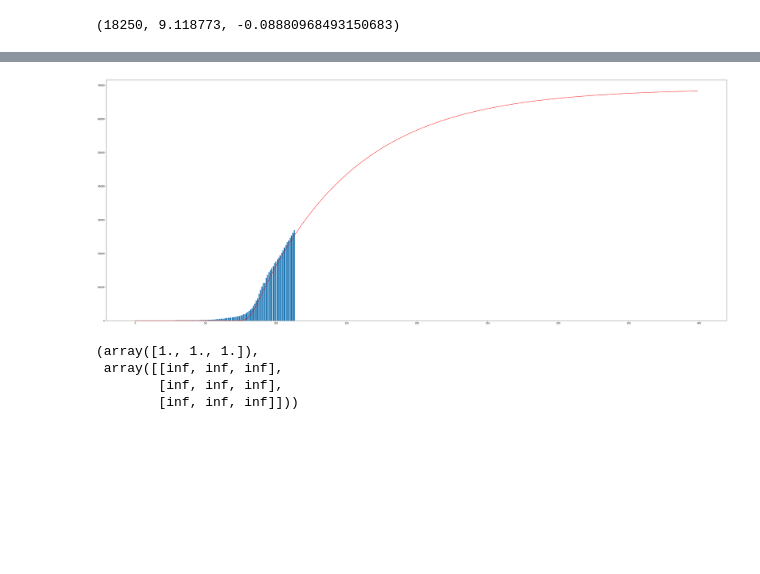
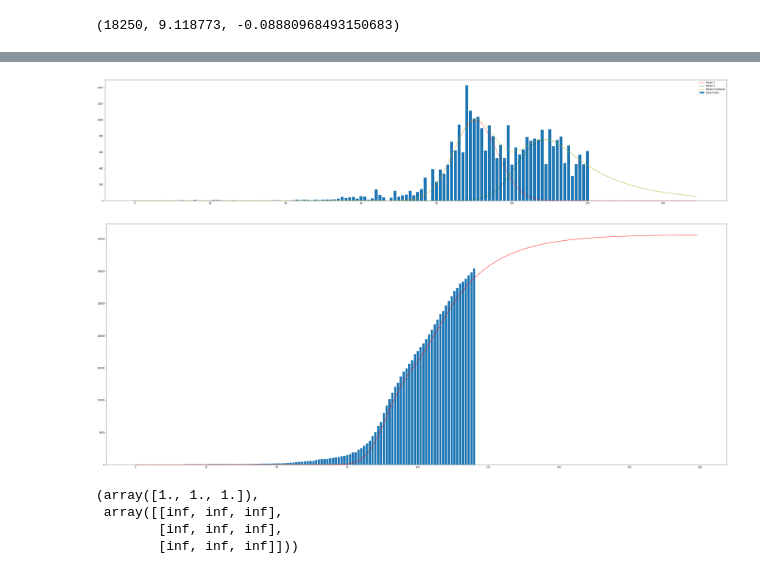
Before and after one commit to pandaxfly/covid_19_singapore, a Jupyter notebook: covid-19.ipynb, the cells around one changed output, grey strips where cells are left out. Cells and saved outputs as stored; diff of their text form; code cells hidden in the pictures; blank space fills up the shorter version.

```diff
--- a/covid-19.ipynb
+++ b/covid-19.ipynb
@@ -229,11 +196,33 @@ array([9.04134558e-104, 3.10507821e-101, 9.90293963e-099, ...,
+# %%
+poptGrowthRateTwoMod[0]
+
+def popGrowthRateModel(x, loc1, scale1, K1, d1):
+    return d1 * exponnorm.pdf(x, K1, loc1, scale1)
+
+estimationRage = range(0,150)
+plt.figure(figsize=(50,10))
+
+plt.plot(estimationRage, popGrowthRateModel(estimationRage, *poptGrowthRateTwoModAvg[0:4]),
+         '--r', label='Model 1')
+plt.plot(estimationRage, popGrowthRateModel(estimationRage, *poptGrowthRateTwoModAvg[4:]),
+         '--g', label='Model 2')
+plt.plot(estimationRage, popGrowthRateTwoModel(estimationRage, *poptGrowthRateTwoModAvg),
+         '--y', label='Model Combined')
+plt.bar(estimationRage, np.pad(covid19SG['new_cases'].values,
+                               (0, len(estimationRage)-covid19SG['total_cases'].size), 'constant'),
+       label='Daily Cases')
+plt.legend();
+# %% [output]
+[figure, added]
 # %%
-estimationRage = range(0,400)
+estimationRage = range(0,200)
 plt.figure(figsize=(50,20))
-plt.plot(estimationRage, populationGrowthRateModel(estimationRage, *poptRate).cumsum(), 'r-')
-plt.bar(estimationRage, np.pad(covid19SG['total_cases'].values, (0, len(estimationRage)-covid19SG['total_cases'].size), 'constant'))
+plt.plot(estimationRage, popGrowthRateTwoModel(estimationRage, *poptGrowthRateTwoMod).cumsum(), 'r-')
+plt.bar(estimationRage, np.pad(covid19SG['total_cases'].values,
+                               (0, len(estimationRage)-covid19SG['total_cases'].size), 'constant'))
 plt.show()
 # %% [output]
-[figure, old version]
+[figure, new version]
 # %%
 ## (Experiment) Go back to original population growth model definetion
 
```
Also changed, not shown: parts of 10 cells of this notebook.
